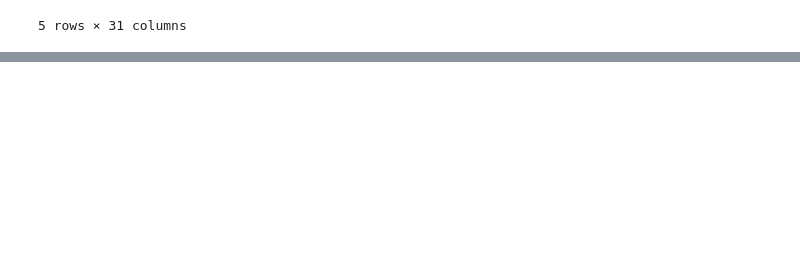
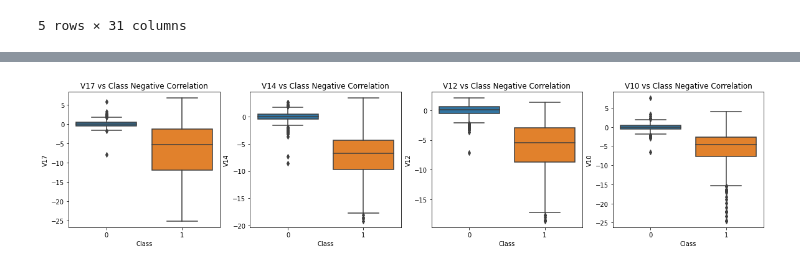
Before and after one commit to ahmedemaraengineer/credit_fraud, a Jupyter notebook: credit_fraud.ipynb, the cells around one changed output, grey strips where cells are left out. Drawn from its saved outputs; the diff is of its cells as text; code cells hidden in the pictures; blank space fills up the shorter version.

```diff
--- a/credit_fraud.ipynb
+++ b/credit_fraud.ipynb
@@ -133,0 +225,21 @@ data.head()
+# %%
+f, axes = plt.subplots(ncols=4, figsize=(20,4))
+
+# Negative Correlations with our Class (The lower our feature value the more likely it will be a fraud transaction)
+sns.boxplot(x="Class", y="V17", data=new_df, ax=axes[0])
+axes[0].set_title('V17 vs Class Negative Correlation')
+
+sns.boxplot(x="Class", y="V14", data=new_df, ax=axes[1])
+axes[1].set_title('V14 vs Class Negative Correlation')
+
+
+sns.boxplot(x="Class", y="V12", data=new_df, ax=axes[2])
+axes[2].set_title('V12 vs Class Negative Correlation')
+
+
+sns.boxplot(x="Class", y="V10", data=new_df, ax=axes[3])
+axes[3].set_title('V10 vs Class Negative Correlation')
+
+plt.show()
+# %% [output]
+[figure, added]
```
Also changed, not shown: parts of 52 cells of this notebook, 1 other file.
